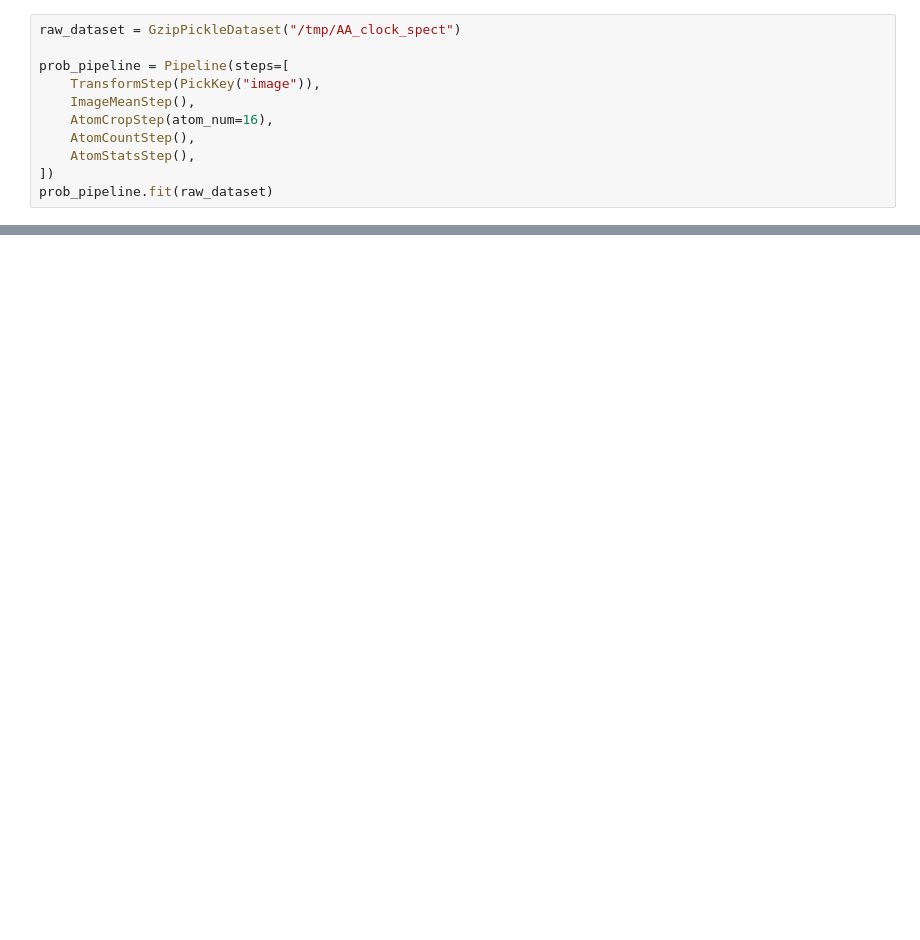
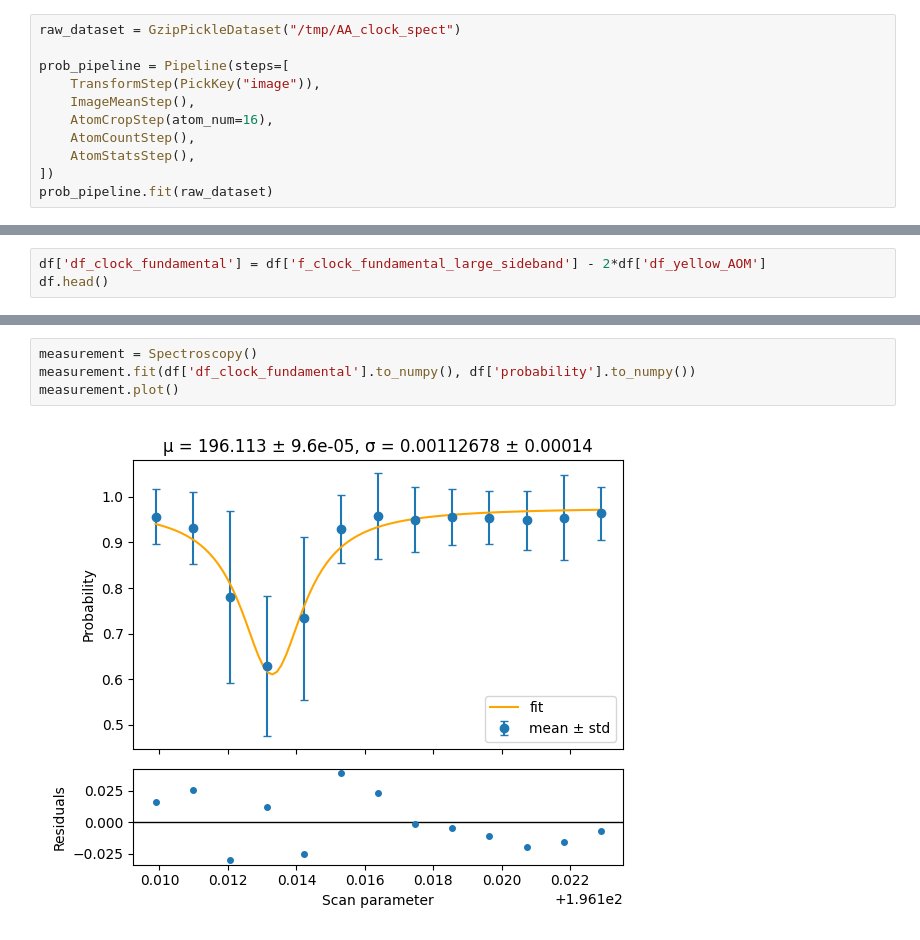
Before and after one commit to rydyb/pydatatom, a Jupyter notebook: notebooks/3 Measurement.ipynb, the cells around one changed output, grey strips where cells are left out. Saved outputs shown, nothing was run; the diff lists cells and outputs as text; blank space fills up the shorter version.

Commit message:
added Spectroscopy(Measurement)

```diff
--- a/notebooks/3 Measurement.ipynb
+++ b/notebooks/3 Measurement.ipynb
@@ -53,0 +54,3 @@ evaluation.plot_resonance('f_yellow_AOM')
+# %%
+df['df_clock_fundamental'] = df['f_clock_fundamental_large_sideband'] - 2*df['df_yellow_AOM']
+df.head()
@@ -53,0 +64,6 @@ evaluation.plot_resonance('f_yellow_AOM')
+# %%
+measurement = Spectroscopy()
+measurement.fit(df['df_clock_fundamental'].to_numpy(), df['probability'].to_numpy())
+measurement.plot()
+# %% [output]
+[figure, added]
```
Also changed, not shown: parts of 4 cells of this notebook, 10 other files.
